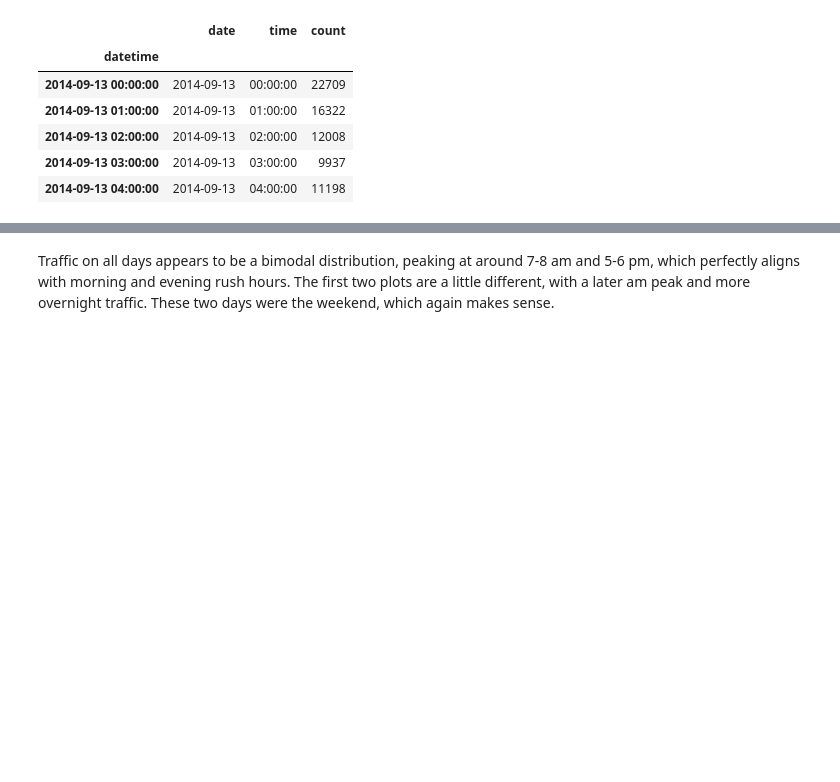
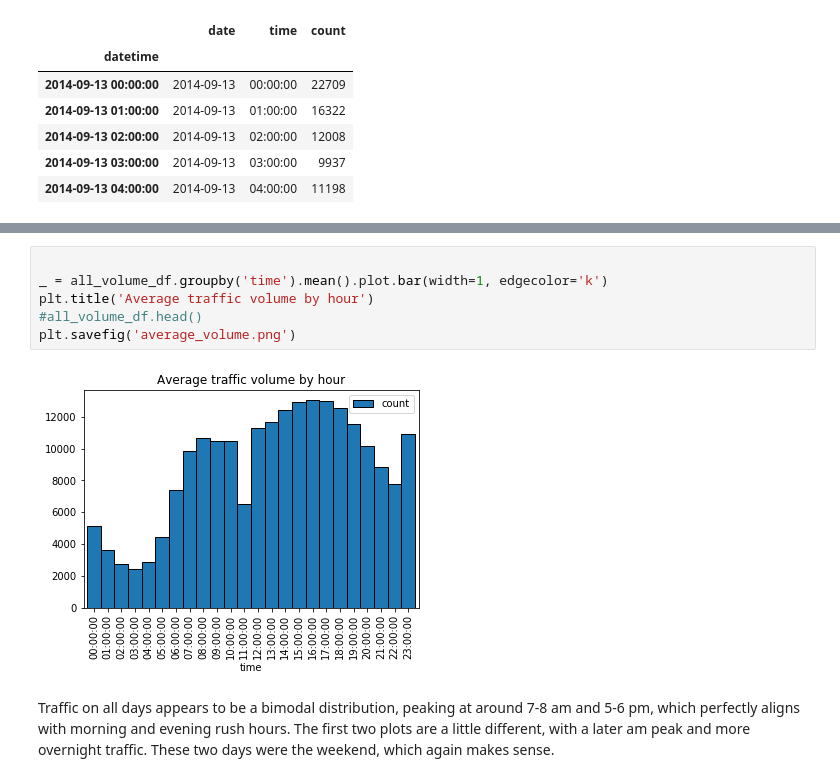
Before and after one commit to ghopping/Springboard_Capstone_1, a Jupyter notebook: GH_Capstone_1_volume.ipynb, the cells around one changed output, grey strips where cells are left out. Saved outputs shown, nothing was run; the diff lists cells and outputs as text; blank space fills up the shorter version.

```diff
--- a/GH_Capstone_1_volume.ipynb
+++ b/GH_Capstone_1_volume.ipynb
@@ -370,3 +356,11 @@ for i, date in enumerate(pd.date_range(start='2014-09-13', end='2014-09-19', fre
+# %%
+
+_ = all_volume_df.groupby('time').mean().plot.bar(width=1, edgecolor='k')
+plt.title('Average traffic volume by hour')
+#all_volume_df.head()
+plt.savefig('average_volume.png')
+# %% [output]
+[figure, added]
 # %% [markdown]
 Traffic on all days appears to be a bimodal distribution, peaking at around 7-8 am and 5-6 pm, which perfectly aligns with morning and evening rush hours. The first two plots are a little different, with a later am peak and more overnight traffic. These two days were the weekend, which again makes sense.
 # %%
```
Also changed, not shown: parts of 3 cells of this notebook, 15 other files.
